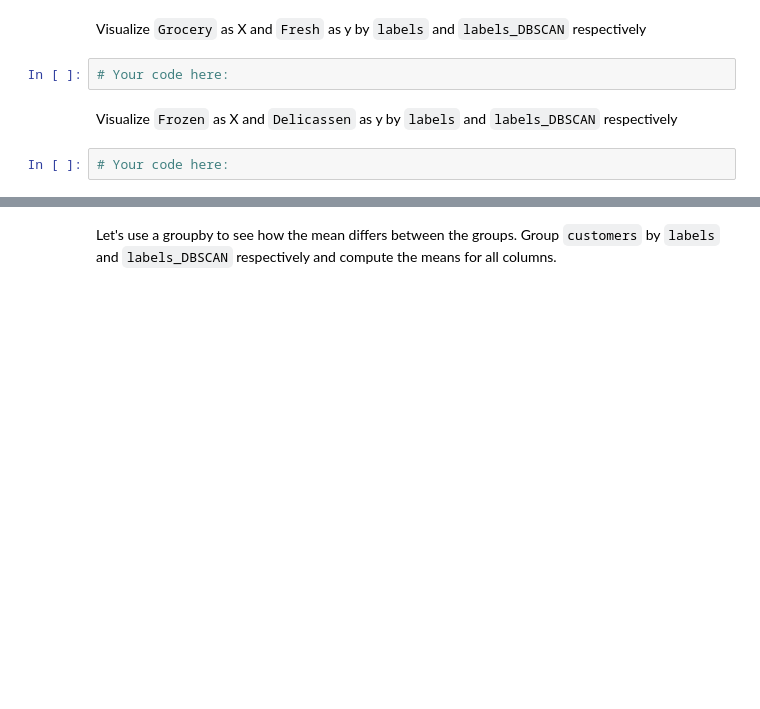
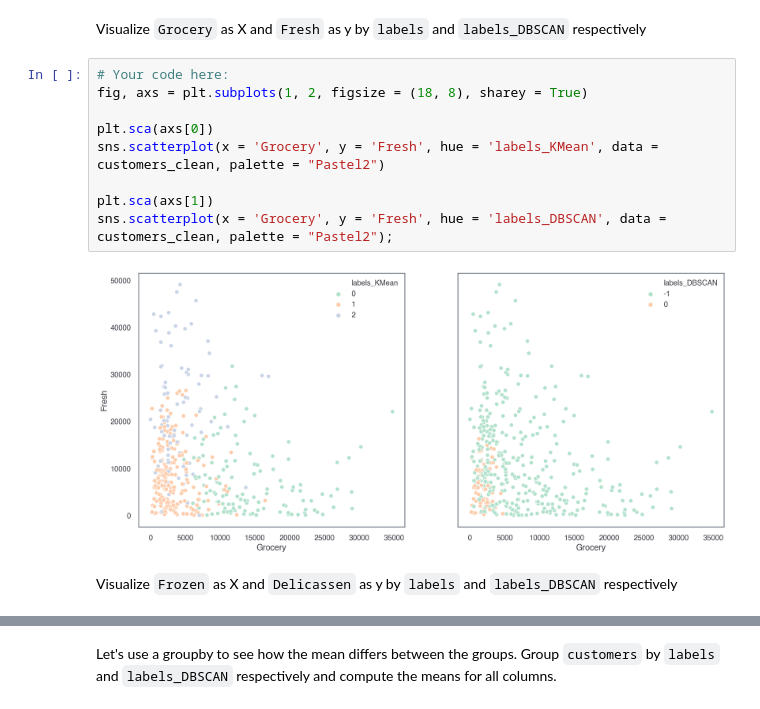
Before and after one commit to ta-data-lis/lab-unsupervised-learning, a Jupyter notebook: your-code/main.ipynb, the cells around one changed output, grey strips where cells are left out. Drawn from its saved outputs; the diff is of its cells as text; blank space fills up the shorter version.

```diff
--- a/your-code/main.ipynb
+++ b/your-code/main.ipynb
@@ -219,8 +304,15 @@ Visualize `Detergents_Paper` as X and `Milk` as y by `labels` and `labels_DBSCAN
 # %% [markdown]
 Visualize `Grocery` as X and `Fresh` as y by `labels` and `labels_DBSCAN` respectively
-# %%
-# Your code here:
+# %%
+# Your code here:
+fig, axs = plt.subplots(1, 2, figsize = (18, 8), sharey = True)
+
+plt.sca(axs[0])
+sns.scatterplot(x = 'Grocery', y = 'Fresh', hue = 'labels_KMean', data = customers_clean, palette = "Pastel2")
+
+plt.sca(axs[1])
+sns.scatterplot(x = 'Grocery', y = 'Fresh', hue = 'labels_DBSCAN', data = customers_clean, palette = "Pastel2");
+# %% [output]
+[figure, added]
 # %% [markdown]
 Visualize `Frozen` as X and `Delicassen` as y by `labels` and `labels_DBSCAN` respectively
-# %%
-# Your code here:
```
Also changed, not shown: parts of 20 cells of this notebook.
